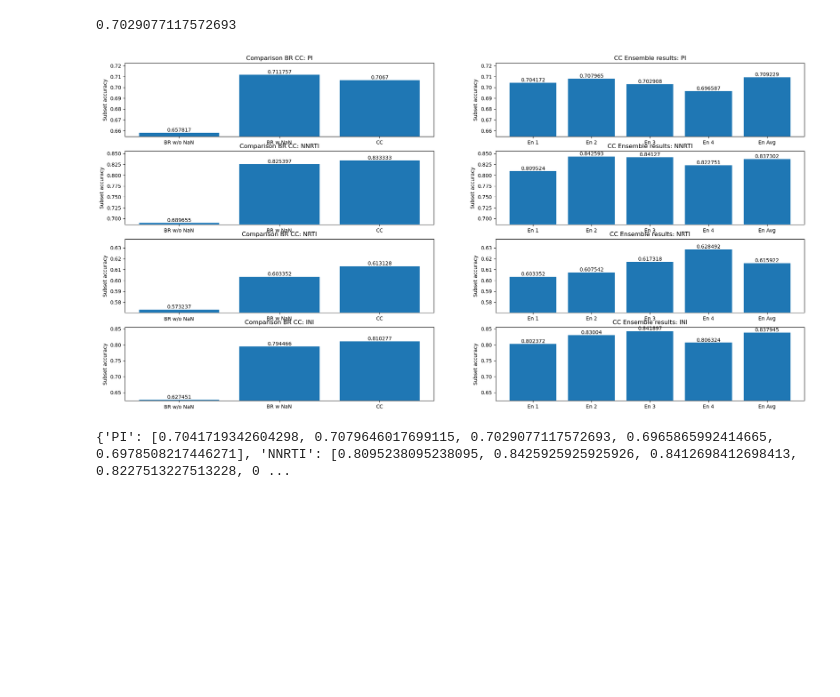
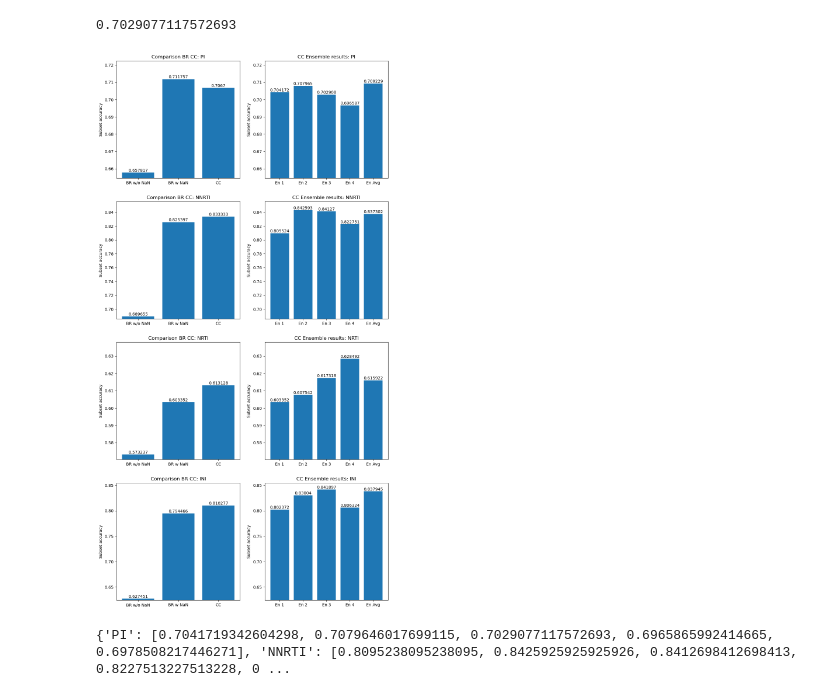
Before and after one commit to FloAvis/Masterthesis_TabPFN_HIV, a Jupyter notebook: statistics/CC_ensemble_statistics.ipynb, the cells around one changed output. Cells and saved outputs as stored; diff of their text form; code cells hidden in the pictures; blank space fills up the shorter version.

```diff
--- a/statistics/CC_ensemble_statistics.ipynb
+++ b/statistics/CC_ensemble_statistics.ipynb
@@ -170,7 +170,7 @@ print(avg/4)
 models_w_TabPFN = ["BR w/o NaN", "BR w NaN", "CC"]
 ensemble_labels = ["En 1", "En 2", "En 3", "En 4", "En Avg"]
 
-fig, axs = plt.subplots(4, 2, figsize=(24, 12))
+fig, axs = plt.subplots(4, 2, figsize=(12, 24))
 
 axs = axs.flatten()
 
@@ -178,34 +178,34 @@ for i, drug in enumerate(df_sub_accs.columns.values.tolist()):
 
     j = 2 * i
 
     #print(axs[i])
     #print(i)
 
     p = axs[j].bar(models_w_TabPFN, df_sub_accs[drug])
 
     axs[j].bar_label(p, label_type="edge")
 
     #axs[i].set_xticks(x)
     #axs[i].set_xticklabels(target_ml["Drug"])
     axs[j].set_ylabel('Subset accuracy')
     axs[j].set_ylim(max(0, min(df_sub_accs[drug].min(), df_ensemble_accs[drug].min())* 0.995), min(1.0, max(df_sub_accs[drug].max(), df_ensemble_accs[drug].max())  * 1.015))
     axs[j].set_title('Comparison BR CC: ' + drug)
 
 
     p2 = axs[j+1].bar(ensemble_labels, df_ensemble_accs[drug])
 
     axs[j+1].bar_label(p2, label_type="edge")
 
     #axs[i].set_xticks(x)
     #axs[i].set_xticklabels(target_ml["Drug"])
     axs[j+1].set_ylabel('Subset accuracy')
     axs[j+1].set_ylim(max(0, min(df_sub_accs[drug].min(), df_ensemble_accs[drug].min())* 0.995), min(1.0, max(df_sub_accs[drug].max(), df_ensemble_accs[drug].max())  * 1.015))
     axs[j+1].set_title('CC Ensemble results: ' + drug)
 
 
 plt.savefig("../figures/BR_CC_ensemble_comparison.png")
 # %% [output]
-[figure, old version]
+[figure, new version]
 # %%
 filename = "Classifier_Chain_ensemble_probabilities/"
 
```
Also changed, not shown: parts of 2 cells of this notebook, 3 other files.
